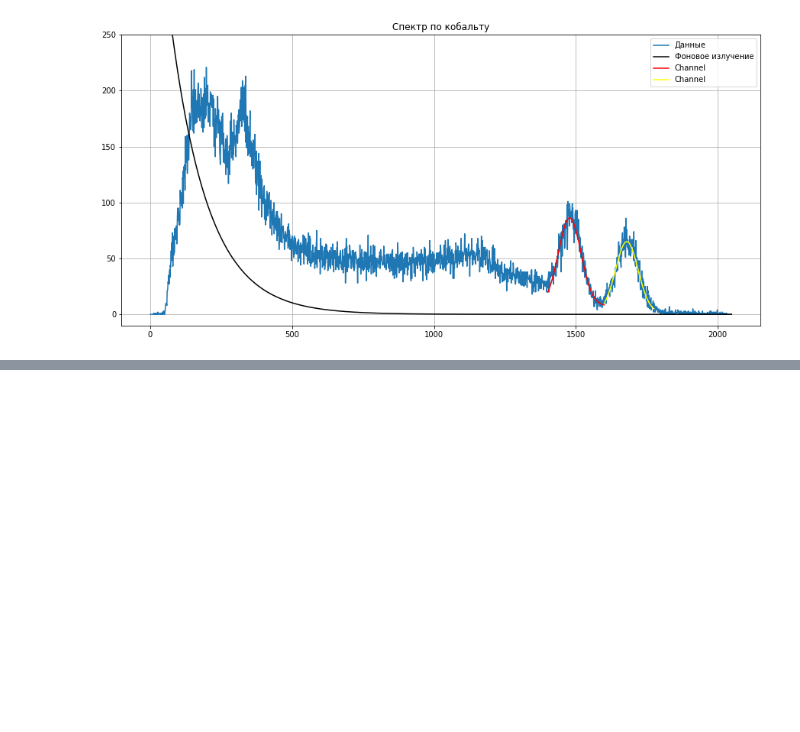
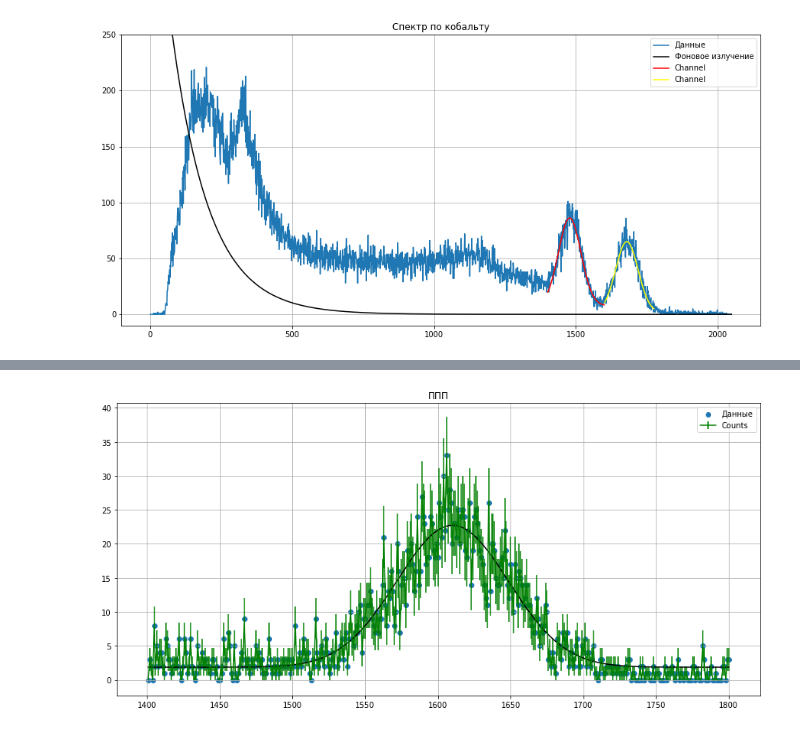
Before and after one commit to QDGeorge/Physics_Labs, a Jupyter notebook: 5sem/Lab_5_5_5/YetAnotherTry.ipynb, the cells around one changed output, grey strips where cells are left out. Cells and saved outputs as stored; diff of their text form; code cells hidden in the pictures; blank space fills up the shorter version.

```diff
--- a/5sem/Lab_5_5_5/YetAnotherTry.ipynb
+++ b/5sem/Lab_5_5_5/YetAnotherTry.ipynb
@@ -159,0 +188,6 @@ $$
+# %%
+draw(data_na_pp, 'ППП'.decode('utf-8'), True)
+plt.plot(data_na_pp['Channel'], gauss_function_c(data_na_pp['Channel'], *popt_na_pp), color = 'black')
+plt.show()
+# %% [output]
+[figure, added]
```
Also changed, not shown: parts of 14 cells of this notebook, 1 other file.
